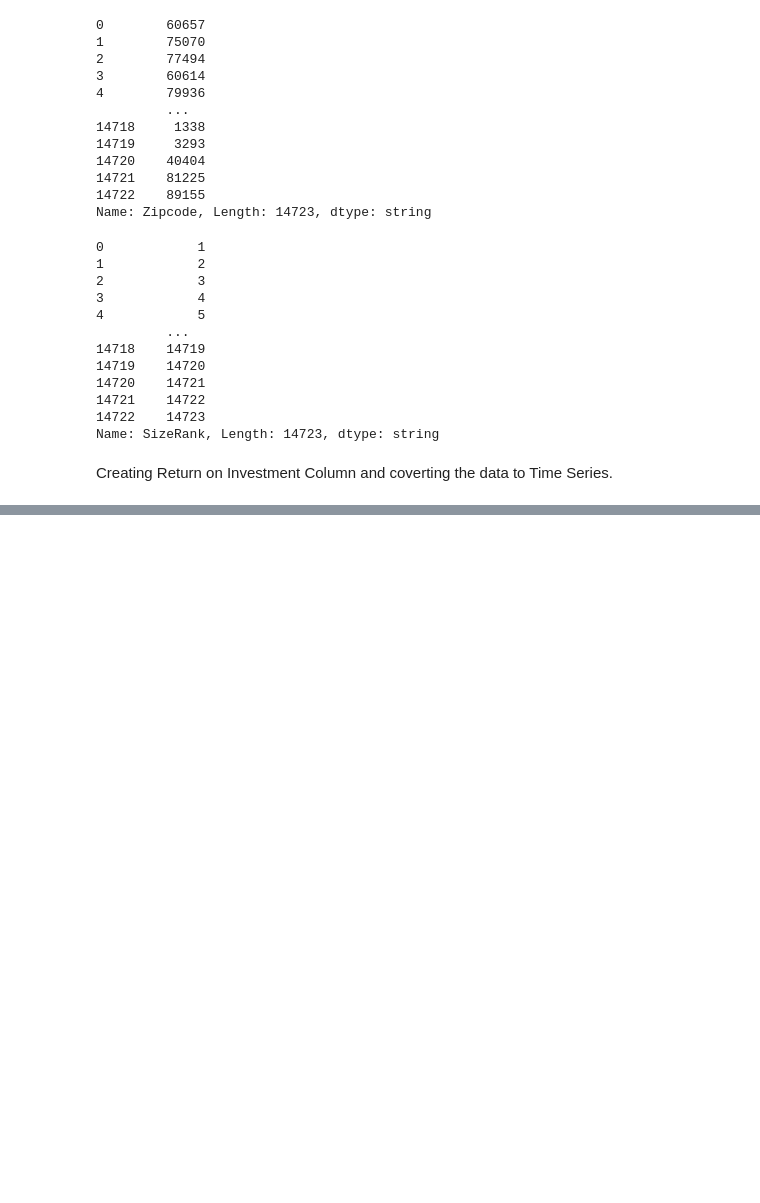
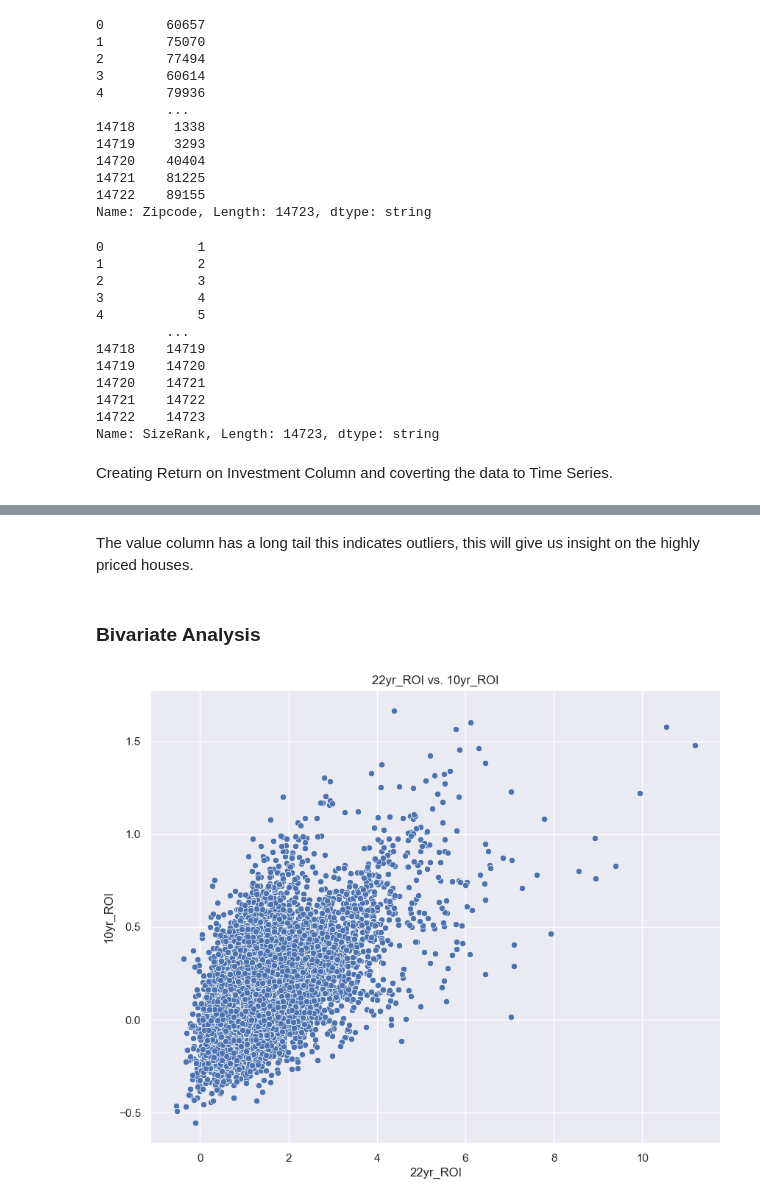
Before and after one commit to Brenda-Mutai/dsc-Time-Series, a Jupyter notebook: student.notebook.ipynb, the cells around one changed output, grey strips where cells are left out. Saved outputs shown, nothing was run; the diff lists cells and outputs as text; code cells hidden in the pictures; blank space fills up the shorter version.

```diff
--- a/student.notebook.ipynb
+++ b/student.notebook.ipynb
@@ -306,0 +349,14 @@ data.tail(10)
+# %% [markdown]
+The value column has a long tail this indicates outliers, this will give us insight on the highly priced houses.
+# %% [markdown]
+### Bivariate  Analysis
+# %%
+#scatter plot to visualize the relationship between '22yr_ROI' and '10yr_ROI'
+plt.figure(figsize=(10,8))
+sns.scatterplot(data=data, x='22yr_ROI', y='10yr_ROI')
+plt.title('22yr_ROI vs. 10yr_ROI')
+plt.xlabel('22yr_ROI')
+plt.ylabel('10yr_ROI')
+plt.show()
+# %% [output]
+[figure, added]
```
Also changed, not shown: parts of 12 cells of this notebook.
